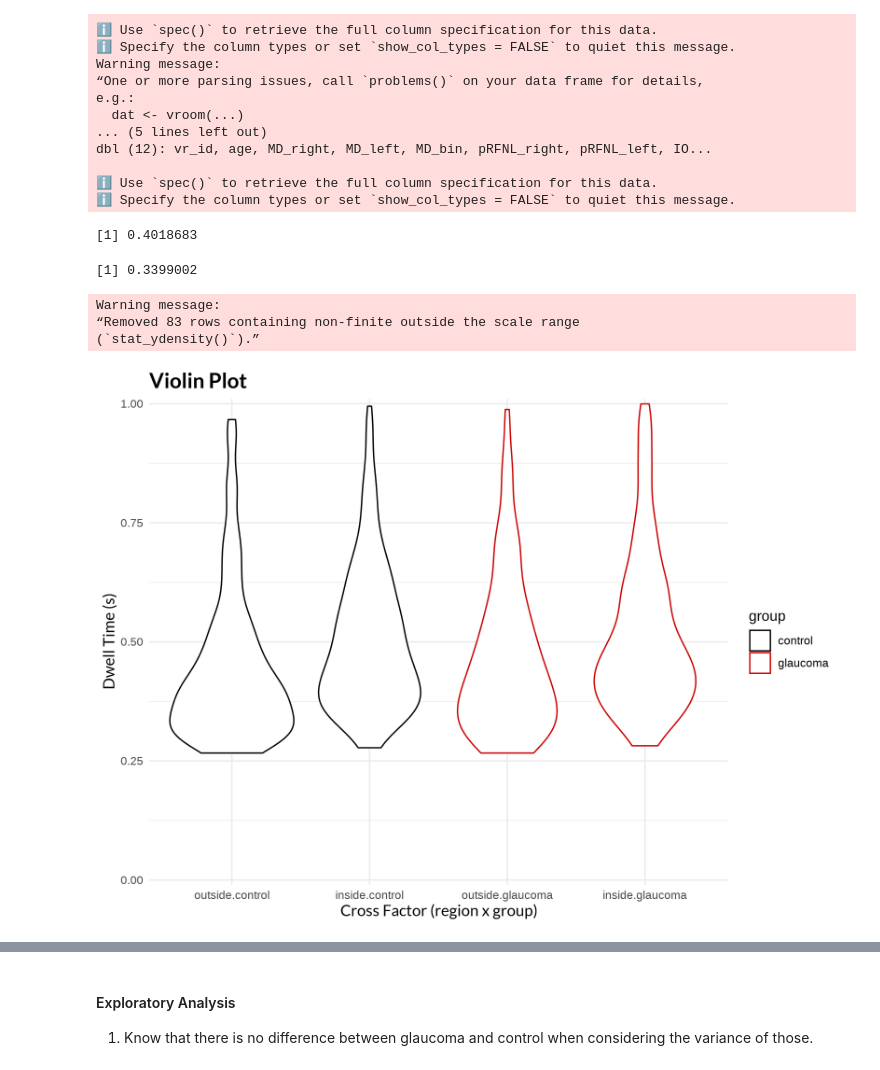
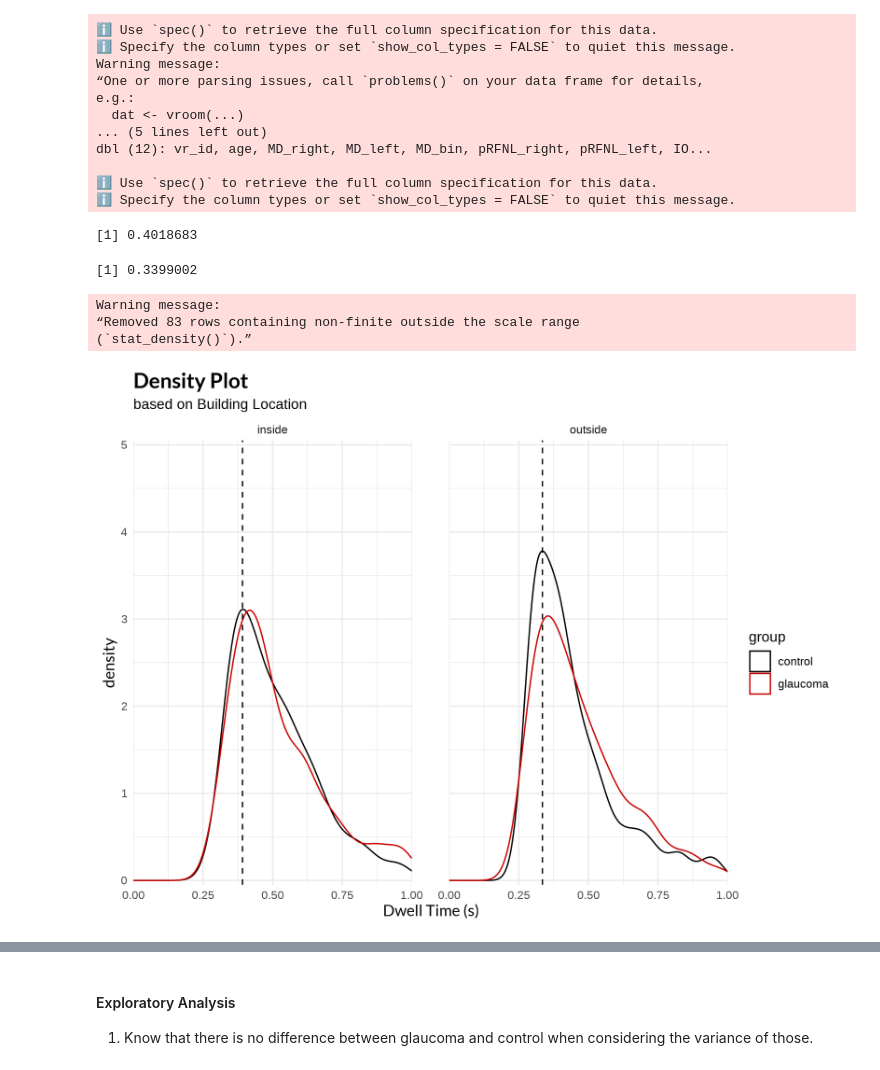
Before and after one commit to SanD94/VReGTrET, a Jupyter notebook: GraphTheory_ET_VR_Westbrueck/Analysis/raw_gaze_analysis/figure_glaucoma_playground.ipynb, the cells around one changed output, grey strips where cells are left out. Cells and saved outputs as stored; diff of their text form; code cells hidden in the pictures.

```diff
--- a/GraphTheory_ET_VR_Westbrueck/Analysis/raw_gaze_analysis/figure_glaucoma_playground.ipynb
+++ b/GraphTheory_ET_VR_Westbrueck/Analysis/raw_gaze_analysis/figure_glaucoma_playground.ipynb
@@ -78,33 +78,47 @@ mode_values <- tibble(building_location = c("inside", "outside"), x = c(mode_val
 # %%
+mode_value_inside <- df %>%
+  filter(group == "control" & building_location == "inside") %>%
+  pull(median_clusterDuration) %>%
+  density() %>%
+  {.$x[which.max(.$y)]}
+mode_value_outside <- df %>%
+  filter(group == "control" & building_location == "outside") %>%
+  pull(median_clusterDuration) %>%
+  density() %>%
+  {.$x[which.max(.$y)]}
+mode_value_inside
+mode_value_outside
+
+mode_values <- tibble(building_location = c("inside", "outside"), x = c(mode_value_inside - 0.01, mode_value_outside - 0.005))
 
 fig <- df |>
-  ggplot(aes(y = median_clusterDuration, x = interaction(building_location, group), group = interaction(group, building_location), color = group)) +
-  # geom_density(alpha = 0.6) +  # Adjust alpha for transparency
-  #scale_x_continuous(limits = c(0, 1), expand = c(0,0)) +
-  geom_violin() +
-  scale_y_continuous(limits = c(0, 1), expand = c(0.01, 0)) +
-  #geom_vline(aes(xintercept = x), linetype = "dashed", data = mode_values) +
-  #facet_wrap(~ building_location) +  # Facet by the interaction of the two factors
+  ggplot(aes(x = median_clusterDuration, color = group)) +
+  geom_density(alpha = 0.6) +  # Adjust alpha for transparency
+  scale_x_continuous(limits = c(0, 1), expand = c(0,0)) +
+  scale_y_continuous(limits = c(0, 5), expand = c(0.01, 0)) +
+  geom_vline(aes(xintercept = x), linetype = "dashed", data = mode_values) +
+  facet_wrap(~ building_location) +  # Facet by the interaction of the two factors
   theme_minimal() +
-  labs(title = "Violin Plot of Dwell Time",
-       y = "Dwell Time (s)",
-       x = "Cross Factor (region x group)") +
+  labs(title = "Density Plot",
+      subtitle = "based on Building Location",
+       x = "Dwell Time (s)",
+       y = "density") +
   theme(
     plot.title = element_text(family = "lato", size = 16, face = "bold"),
     axis.title.x = element_text(family = "lato", size = 12),
     axis.title.y = element_text(family = "lato", size = 12),
     panel.spacing = unit(2, "lines")
    ) +
    scale_color_manual(values = c("black", "#CC0000"))
 fig
 #ggsave("naisu_only_location.svg", fig)
 # %% [output]
 [1] 0.4018683
 [1] 0.3399002
 Warning message:
 “Removed 83 rows containing non-finite outside the scale range
-(`stat_ydensity()`).”
+(`stat_density()`).”
-[figure, old version]
+[figure, new version]
 # %%
 library(lme4)
 library(emmeans)
```
Also changed, not shown: parts of 26 cells of this notebook, 1 other file.
